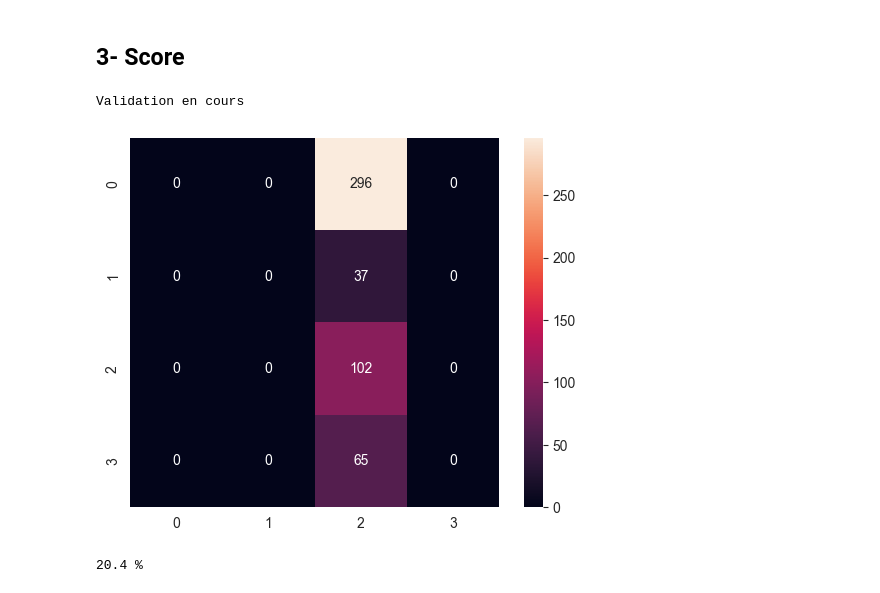
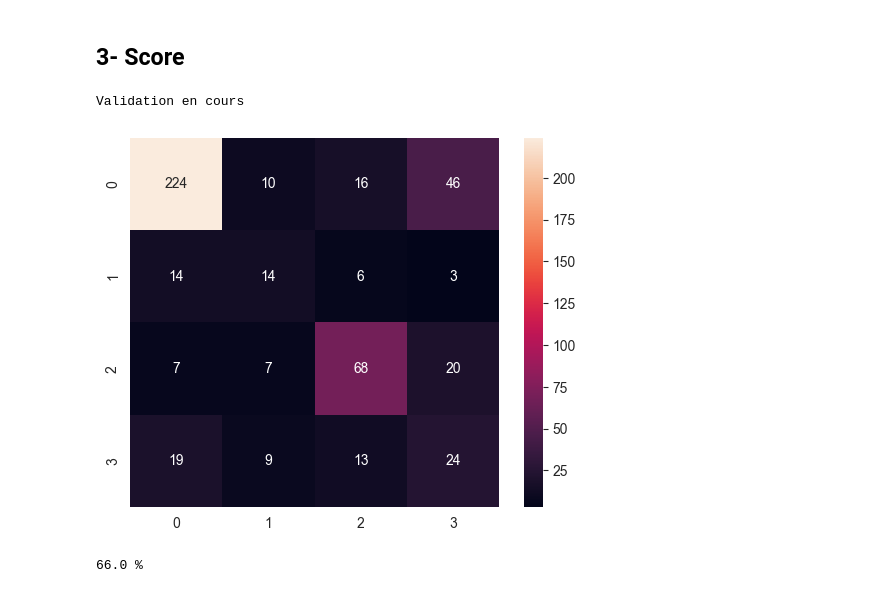
Before and after one commit to cowbra/Roof-Analysis---Postgree-Connexion_Project, a Jupyter notebook: pixel_analyse.ipynb, the cells around one changed output. Cells and saved outputs as stored; diff of their text form; code cells hidden in the pictures.

Commit message:
ALGORITHM FIXED
Sans f1 score, mais accuracy de 68%

```diff
--- a/pixel_analyse.ipynb
+++ b/pixel_analyse.ipynb
@@ -42 +44,3 @@ sns.countplot(x='Label',data=data,label="Nombre")
+# %%
+CHUNK_SIZE = 16
 # %%
@@ -60,7 +65,7 @@ def read_pixel_chunk():
 On analyse la moyenne RGB du bloc central de 16 par 16 pixels.
 Il faut maintenant ajouter ces colonnes au dataset :
 # %%
-results = read_pixel_chunk()
+results = read_pixel_chunk(CHUNK_SIZE)
 data["rouge"] = results[0]
 data["vert"] = results[1]
 data["bleu"] = results[2]
@@ -131,43 +145,22 @@ avg = avg_materiau()
 # %%
-def Type_de_toit_predit(image_a_predire,avg):
-    avg_pixels_tuiles = avg[0]
-    avg_pixels_ardoises = avg[2]
-    avg_pixels_beton = avg[3]
-    avg_pixels_zincAlu = avg[1]
-
+def Type_de_toit_predit(image_a_predire,chunk_size):
     image = open("./ressources/images/"+str(image_a_predire)+".jpg")
     [rouge, vert, bleu] = [0, 0, 0]
     # On fait la moyenne pour chaque pixel du bloc central de 16x16
-    for x in range(16):
-        for y in range(16):
-            [rouge, vert, bleu] = (x + y for x, y in zip((rouge, vert, bleu), image.getpixel((120 + x, 120 + y))))
+    for x in range(chunk_size):
+        for y in range(chunk_size):
+            [rouge, vert, bleu] = (x + y for x, y in zip((rouge, vert, bleu), image.getpixel(((256-chunk_size)//2+x, (256-chunk_size)//2+y))))
     image.close()
-    [rouge, vert, bleu] = [round(rouge/16,5), round(vert/16,5), round(bleu/16,5)]
+    [rouge, vert, bleu] = [round(rouge/chunk_size,5), round(vert/chunk_size,5), round(bleu/chunk_size,5)]
 
-    Is_tuiles = [abs(rouge - avg_pixels_tuiles[0]),
-                 abs(vert - avg_pixels_tuiles[1]),
-                 abs(bleu - avg_pixels_tuiles[2])]
-    Is_Ardoises = [abs(rouge - avg_pixels_ardoises[0]),
-                   abs(vert - avg_pixels_ardoises[1]),
-                   abs(bleu - avg_pixels_ardoises[2])]
-    Is_Beton = [abs(rouge - avg_pixels_beton[0]),
-                abs(vert - avg_pixels_beton[1]),
-                abs(bleu - avg_pixels_beton[2])]
-    Is_Zinc = [abs(rouge - avg_pixels_zincAlu[0]),
-               abs(vert - avg_pixels_zincAlu[1]),
-               abs(bleu - avg_pixels_zincAlu[2])]
-
-    result_indice = [sum(Is_Beton), sum(Is_tuiles), sum(Is_Ardoises), sum(Is_Zinc)]
-    result_name = ["Beton", "Tuiles", "Ardoises", "Zinc Aluminium"]
-
-    return result_name[np.argmin(result_indice)]
+    distances = [euclidean_distance([rouge, vert, bleu],i) for i in avg]
+    return classes[np.argmin(distances)]
 # %% [markdown]
 Prédiction du type de toît de l'image à prédire de manière statistique.
 # %% [markdown]
 ## 3- Score
 # %%
-def score(avg):
-    classes = ["Tuiles","Zinc Aluminium", "Ardoises","Beton"]
+def score(avg,chunk_size=16):
     im_prediction = [0,0,0,0]
     im_true = [0,0,0,0]
     conf_matrix = [[0,0,0,0],
@@ -177,7 +170,7 @@ def score(avg):
     print("Validation en cours")
     for image in test_df.index:
         # Image test = (ID,type,lien)
-        identified_as = Type_de_toit_predit(test_df["ID"][image],avg)
+        identified_as = Type_de_toit_predit(test_df["ID"][image],chunk_size)
         # On modifie la matrice de confusion en fonction du resultat
         # On classe de cette maniere : beton,tuiles,ardoises,zinc
         x,y = classes.index(test_df["Label"][image]),classes.index(identified_as)
@@ -187,9 +180,9 @@ def score(avg):
     plt.show()
     return round((conf_matrix[0][0] + conf_matrix[1][1] + conf_matrix[2][2] + conf_matrix[3][3]) / len(test_df) * 100 , 4), conf_matrix
 # %%
-sc = score(avg)
+sc = score(avg,CHUNK_SIZE)
 print(sc[0],"%")
 # %% [output]
 Validation en cours
-[figure, old version]
+[figure, new version]
-20.4 %
+66.0 %
```
Also changed, not shown: parts of 10 cells of this notebook.
